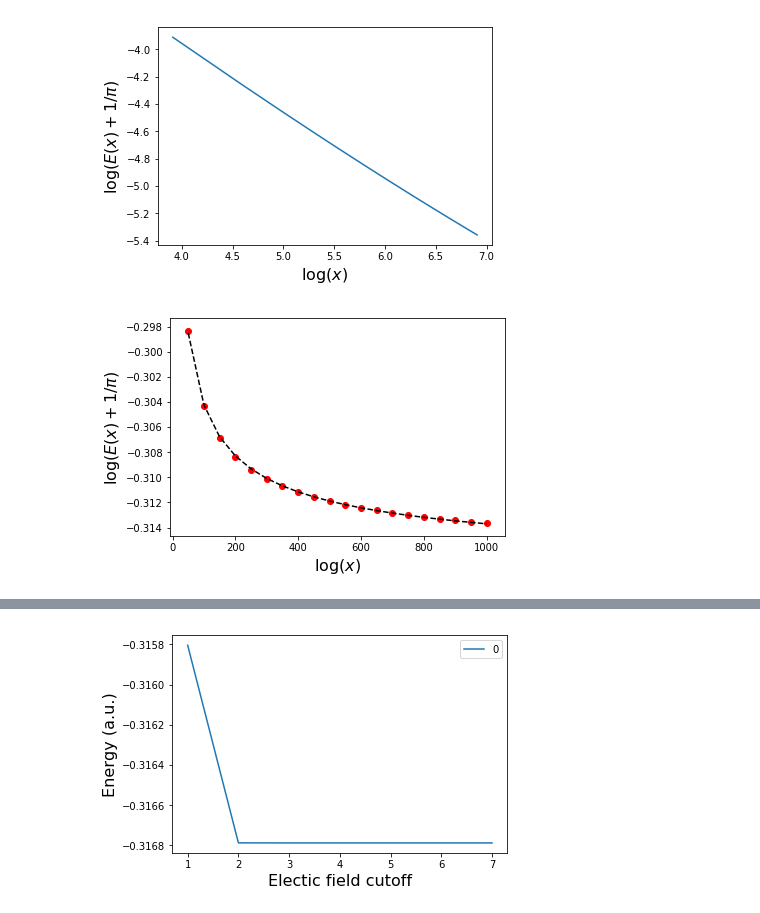
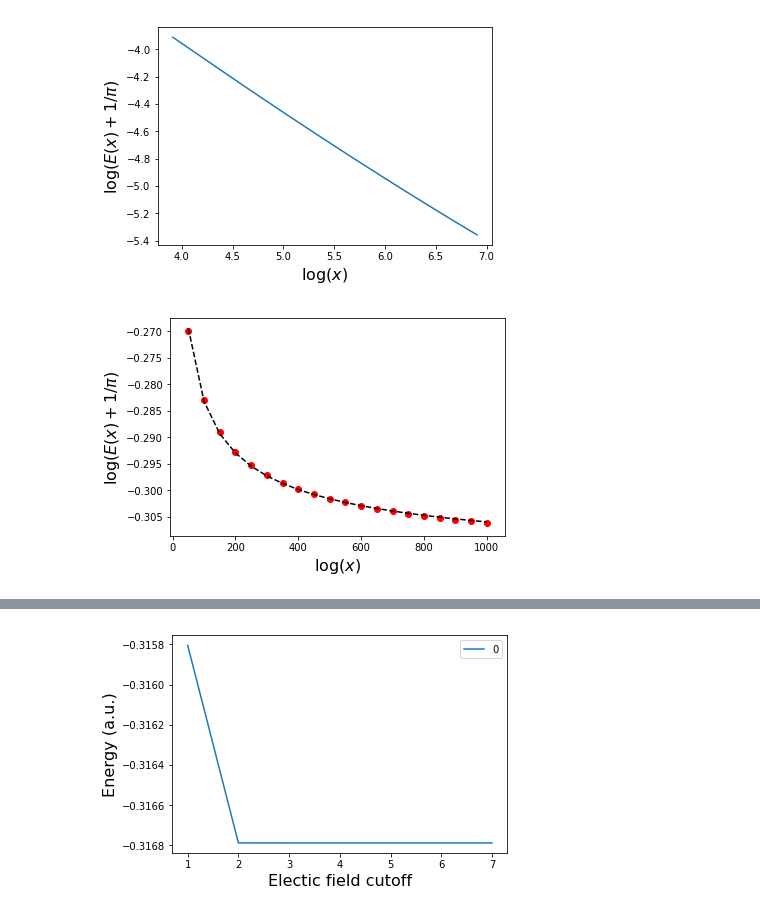
Before and after one commit to qurist/gauge-mps, a Jupyter notebook: scripts/Data analysis.ipynb, the cells around one changed output, grey strips where cells are left out. Drawn from its saved outputs; the diff is of its cells as text; code cells hidden in the pictures.

```diff
--- a/scripts/Data analysis.ipynb
+++ b/scripts/Data analysis.ipynb
@@ -4,7 +4,7 @@ from numpy import log, log10, log2, e, pi, sqrt
 from matplotlib import pyplot as plt
 from scipy.optimize import curve_fit
 # %%
-E, N, x, NE, mu = np.loadtxt('../data/xNsweep/parameters.dat', unpack=1)
+E, N, x, NE, mu = np.loadtxt('../data/xNsweep/parameters_mg0p75.dat', unpack=1)
 nx = 20
 nN = 15
 E0true = -1/pi
@@ -45,23 +45,28 @@ plt.show()
 # %%
 # More rigorously, let's fit the x convergence to a power law with three parameters,
 # a power, a constant factor and a constant offset. The offset is the energy estimate.
 
 def lin(x,a,b): return a*x + b
 def plaw(x,a,b,c): return b*x**a + c
 def plawsqrt(x,b,c): return b*x**(-0.5) + c
-popt,pcov = curve_fit(plawsqrt, xdata=x[:nx], ydata=Ex,  p0=[0.15,-0.31])
-plt.plot(x[:nx], list(map(lambda x: plawsqrt(x,*popt),x[:nx])), 'k--')
+
+E, N, x, NE, mu = np.loadtxt('../data/xNsweep/parameters_mg0p75.dat', unpack=1)
+fitf = plawsqrt
+p0 = [-0.5,-0.3]
+
+popt,pcov = curve_fit(fitf, xdata=x[:nx], ydata=Ex, p0=p0)
+plt.plot(x[:nx], list(map(lambda x: fitf(x,*popt),x[:nx])), 'k--')
 plt.scatter(x[:nx],Ex, c='r')
 plt.xlabel(r"$\log(x)$", size=16)
 plt.ylabel(r"$\log(E(x)+1/\pi)$",size=16)
 plt.show()
 
 #E0true = -1
 #popt,pcov = curve_fit(lin, xdata=log(x[:nx]), ydata=log(Ex-E0true))
 #plt.plot(log(x[:nx]), list(map(lambda x: lin(x,*popt),log(x[:nx]))), 'k')
 #plt.scatter(log(x[:nx]),log(Ex-E0true))
 #plt.xlabel(r"$\log(x)$", size=16)
 #plt.ylabel(r"$\log(E(x)+1/\pi)$",size=16)
 #plt.show()
 # %% [output]
-[figure, old version]
+[figure, new version]
```
Also changed, not shown: parts of 4 cells of this notebook, 6 other files.
